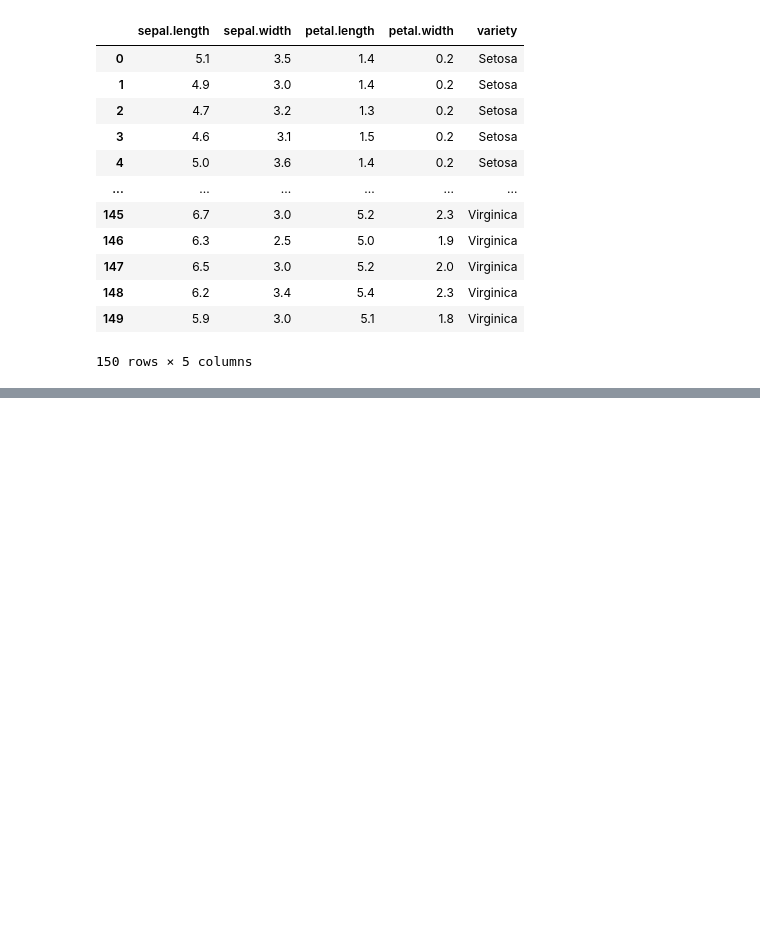
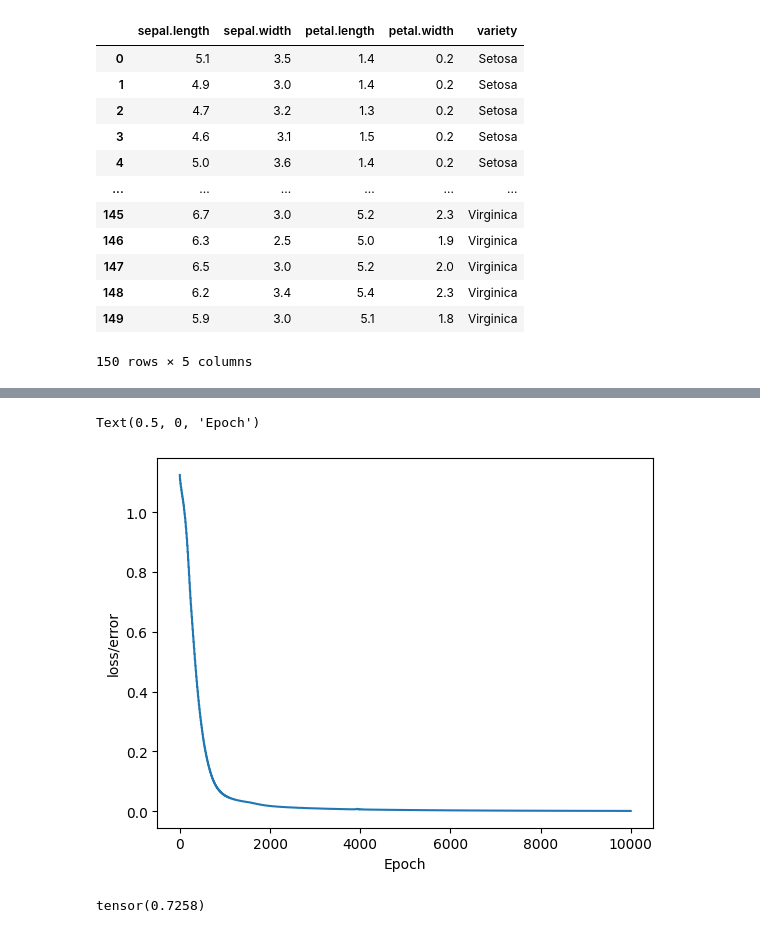
Before and after one commit to 1sazzad/PyTorch, a Jupyter notebook: Simple_NeuralNetwork.ipynb, the cells around one changed output, grey strips where cells are left out. Saved outputs shown, nothing was run; the diff lists cells and outputs as text; code cells hidden in the pictures; blank space fills up the shorter version.

```diff
--- a/Simple_NeuralNetwork.ipynb
+++ b/Simple_NeuralNetwork.ipynb
@@ -61,0 +104,9 @@ my_df.head()
+# %%
+# Convert y labels to tensors long
+y_train = torch.LongTensor(y_train)
+y_test = torch.LongTensor(y_test)
+# %%
+# Set the criterion of model to measure the error, how far off the predictions are from the data
+criterion = nn.CrossEntropyLoss()
+# Chose adam optimizer, lr = learning rate(if error doesn't go down after a bunch of iterations(epoech), lower our learning rate)
+optimizer = torch.optim.Adam(model.parameters(), lr=0.01)
@@ -61,0 +179,8 @@ my_df.head()
+# %%
+# Graph it out!
+plt.plot(range(epochs), losses)
+plt.ylabel("loss/error")
+plt.xlabel('Epoch')
+# %% [output]
+Text(0.5, 0, 'Epoch')
+[figure, added]
@@ -61,0 +192,4 @@ my_df.head()
+# %%
+loss
+# %% [output]
+tensor(0.7258)
```
Also changed, not shown: parts of 12 cells of this notebook.
